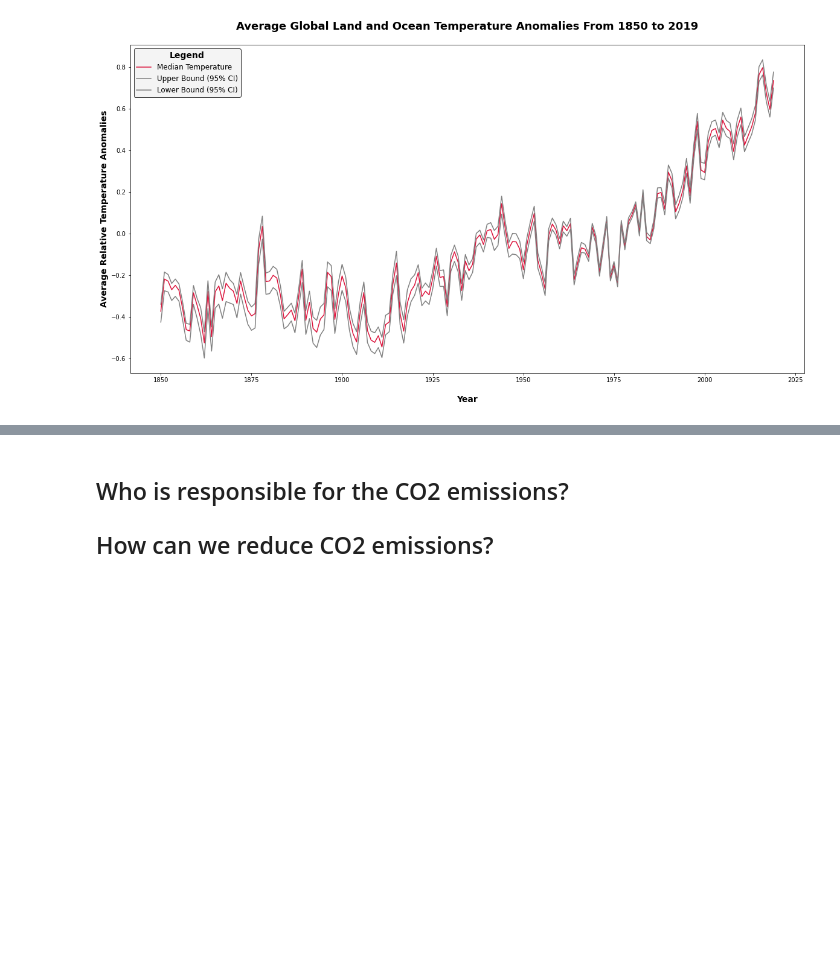
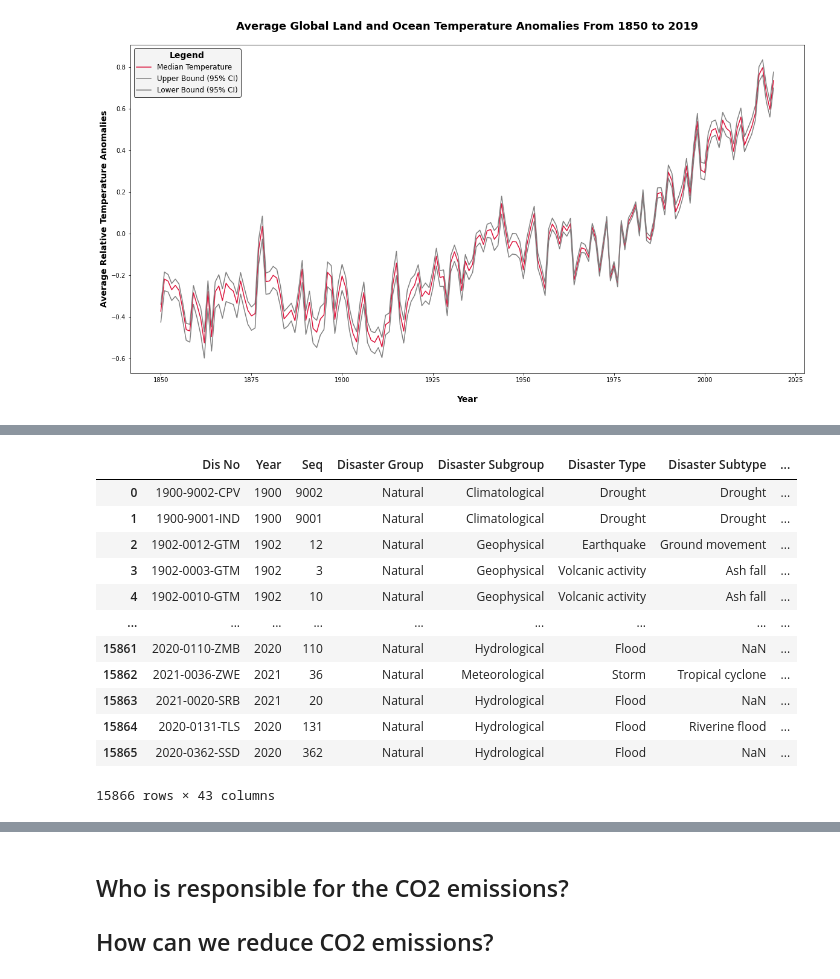
Before and after one commit to radroid/climate-change-analysis, a Jupyter notebook: notebooks/Climate Change - Exploratory Data Analysis.ipynb, the cells around one changed output, grey strips where cells are left out. Drawn from its saved outputs; the diff is of its cells as text; code cells hidden in the pictures; blank space fills up the shorter version.

```diff
--- a/notebooks/Climate Change - Exploratory Data Analysis.ipynb
+++ b/notebooks/Climate Change - Exploratory Data Analysis.ipynb
@@ -112,0 +414,17 @@ leg.get_frame().set_edgecolor('#000000')
+# %%
+disasters_df = dataset_dfs["Natural Disasters"]
+disasters_df
+# %% [output]
+|  | Dis No | Year | Seq | Disaster Group | Disaster Subgroup | Disaster Type | Disaster Subtype | ... |
+| 0 | 1900-9002-CPV | 1900 | 9002 | Natural | Climatological | Drought | Drought | ... |
+| 1 | 1900-9001-IND | 1900 | 9001 | Natural | Climatological | Drought | Drought | ... |
+| 2 | 1902-0012-GTM | 1902 | 12 | Natural | Geophysical | Earthquake | Ground movement | ... |
+| 3 | 1902-0003-GTM | 1902 | 3 | Natural | Geophysical | Volcanic activity | Ash fall | ... |
+| 4 | 1902-0010-GTM | 1902 | 10 | Natural | Geophysical | Volcanic activity | Ash fall | ... |
+| ... | ... | ... | ... | ... | ... | ... | ... | ... |
+| 15861 | 2020-0110-ZMB | 2020 | 110 | Natural | Hydrological | Flood | NaN | ... |
+| 15862 | 2021-0036-ZWE | 2021 | 36 | Natural | Meteorological | Storm | Tropical cyclone | ... |
+| 15863 | 2021-0020-SRB | 2021 | 20 | Natural | Hydrological | Flood | NaN | ... |
+| 15864 | 2020-0131-TLS | 2020 | 131 | Natural | Hydrological | Flood | Riverine flood | ... |
+| 15865 | 2020-0362-SSD | 2020 | 362 | Natural | Hydrological | Flood | NaN | ... |
+15866 rows × 43 columns
```
Also changed, not shown: parts of 34 cells of this notebook.
